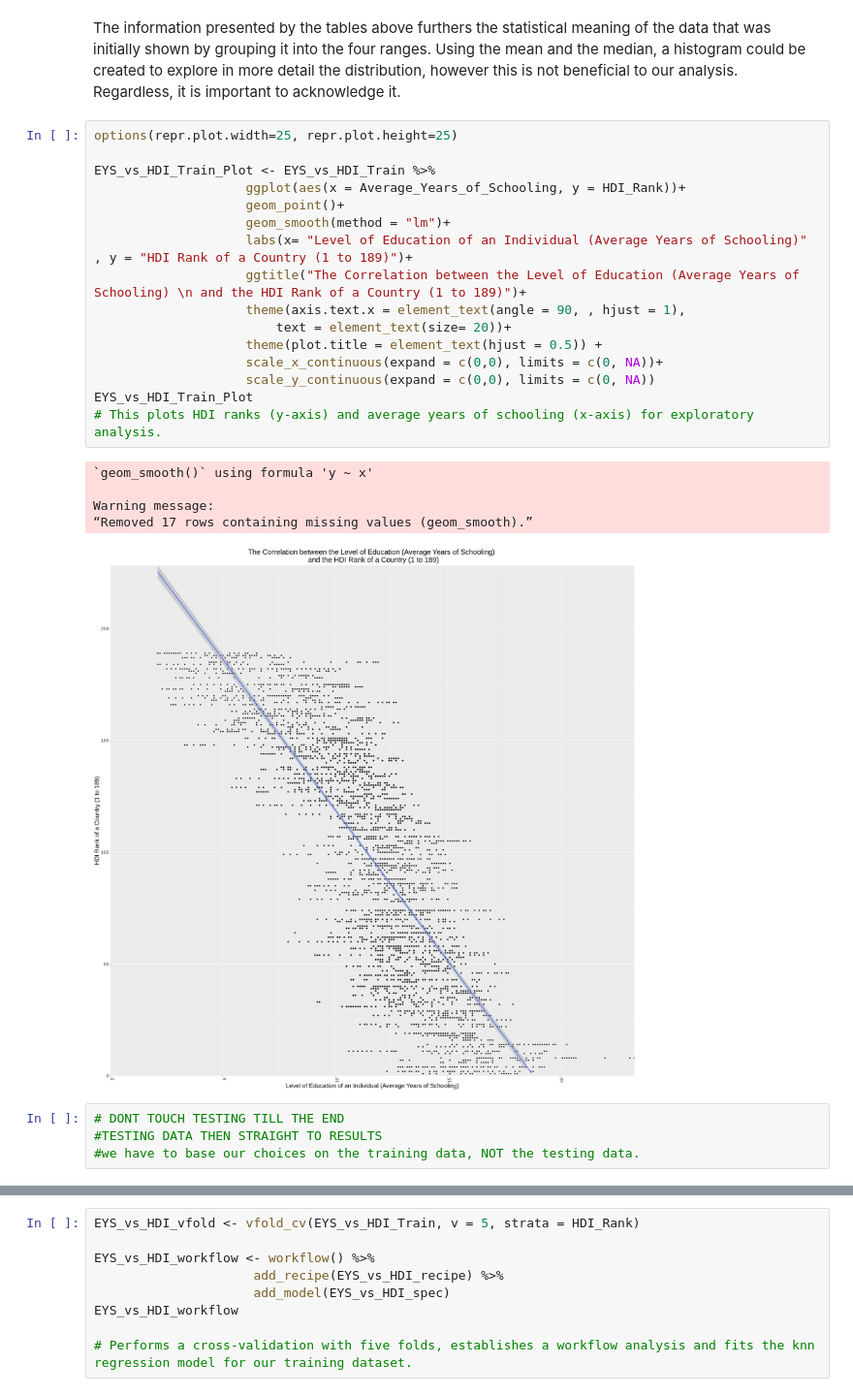
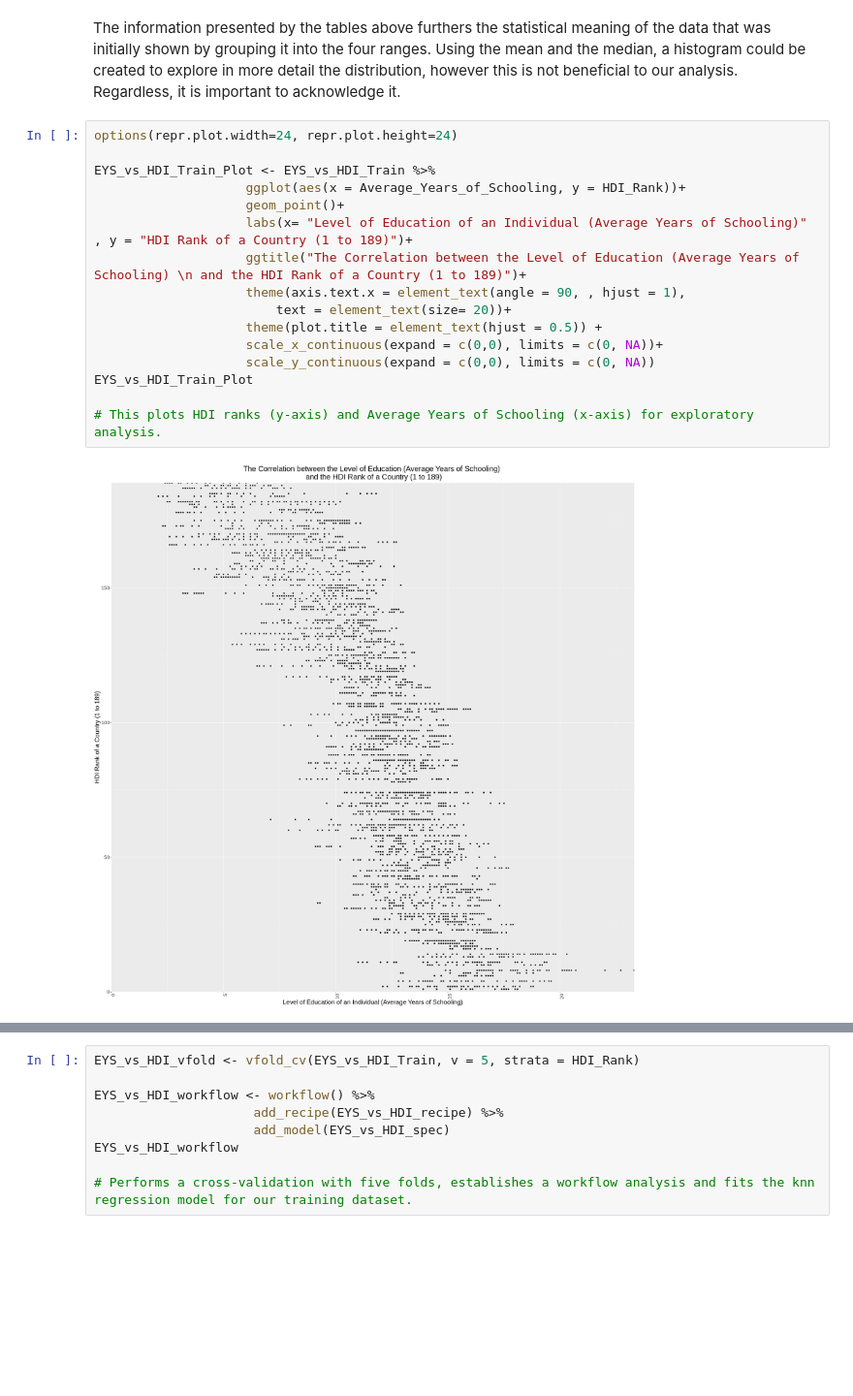
Before and after one commit to MarranaTT/Group_46_Final_Project, a Jupyter notebook: Final.ipynb, the cells around one changed output, grey strips where cells are left out. Shown at 97% size. Drawn from its saved outputs; the diff is of its cells as text; blank space fills up the shorter version.

```diff
--- a/Final.ipynb
+++ b/Final.ipynb
@@ -193,31 +211,23 @@ A tibble: 1 × 1
 # %% [markdown]
 The information presented by the tables above furthers the statistical meaning of the data that was initially shown by grouping it into the four ranges. Using the mean and the median, a histogram could be created to explore in more detail the distribution, however this is not beneficial to our analysis. Regardless, it is important to acknowledge it.
 # %%
-options(repr.plot.width=25, repr.plot.height=25)
+options(repr.plot.width=24, repr.plot.height=24)
 
 EYS_vs_HDI_Train_Plot <- EYS_vs_HDI_Train %>%
                     ggplot(aes(x = Average_Years_of_Schooling, y = HDI_Rank))+
                     geom_point()+
-                    geom_smooth(method = "lm")+
                     labs(x= "Level of Education of an Individual (Average Years of Schooling)" , y = "HDI Rank of a Country (1 to 189)")+
                     ggtitle("The Correlation between the Level of Education (Average Years of Schooling) \n and the HDI Rank of a Country (1 to 189)")+
                     theme(axis.text.x = element_text(angle = 90, , hjust = 1),
                         text = element_text(size= 20))+
                     theme(plot.title = element_text(hjust = 0.5)) +
                     scale_x_continuous(expand = c(0,0), limits = c(0, NA))+
                     scale_y_continuous(expand = c(0,0), limits = c(0, NA))
 EYS_vs_HDI_Train_Plot
-# This plots HDI ranks (y-axis) and average years of schooling (x-axis) for exploratory analysis.
+
+# This plots HDI ranks (y-axis) and Average Years of Schooling (x-axis) for exploratory analysis.
 # %% [output]
-`geom_smooth()` using formula 'y ~ x'
-
-Warning message:
-“Removed 17 rows containing missing values (geom_smooth).”
-[figure, old version]
+[figure, new version]
-# %%
-# DONT TOUCH TESTING TILL THE END
-#TESTING DATA THEN STRAIGHT TO RESULTS
-#we have to base our choices on the training data, NOT the testing data.
 # %%
 lm_spec <- linear_reg() %>%
            set_engine("lm") %>%
```
Also changed, not shown: parts of 15 cells of this notebook.
